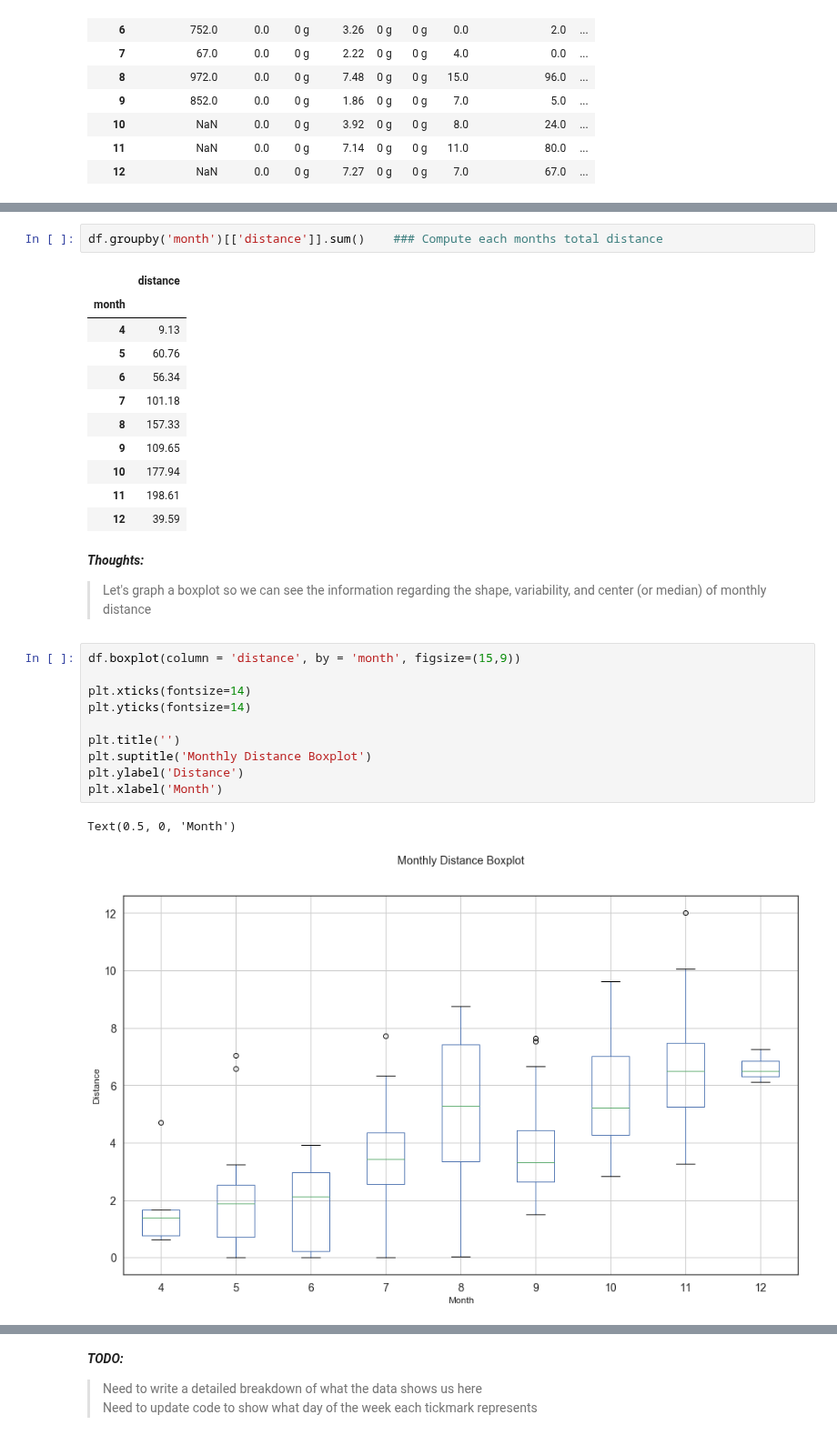
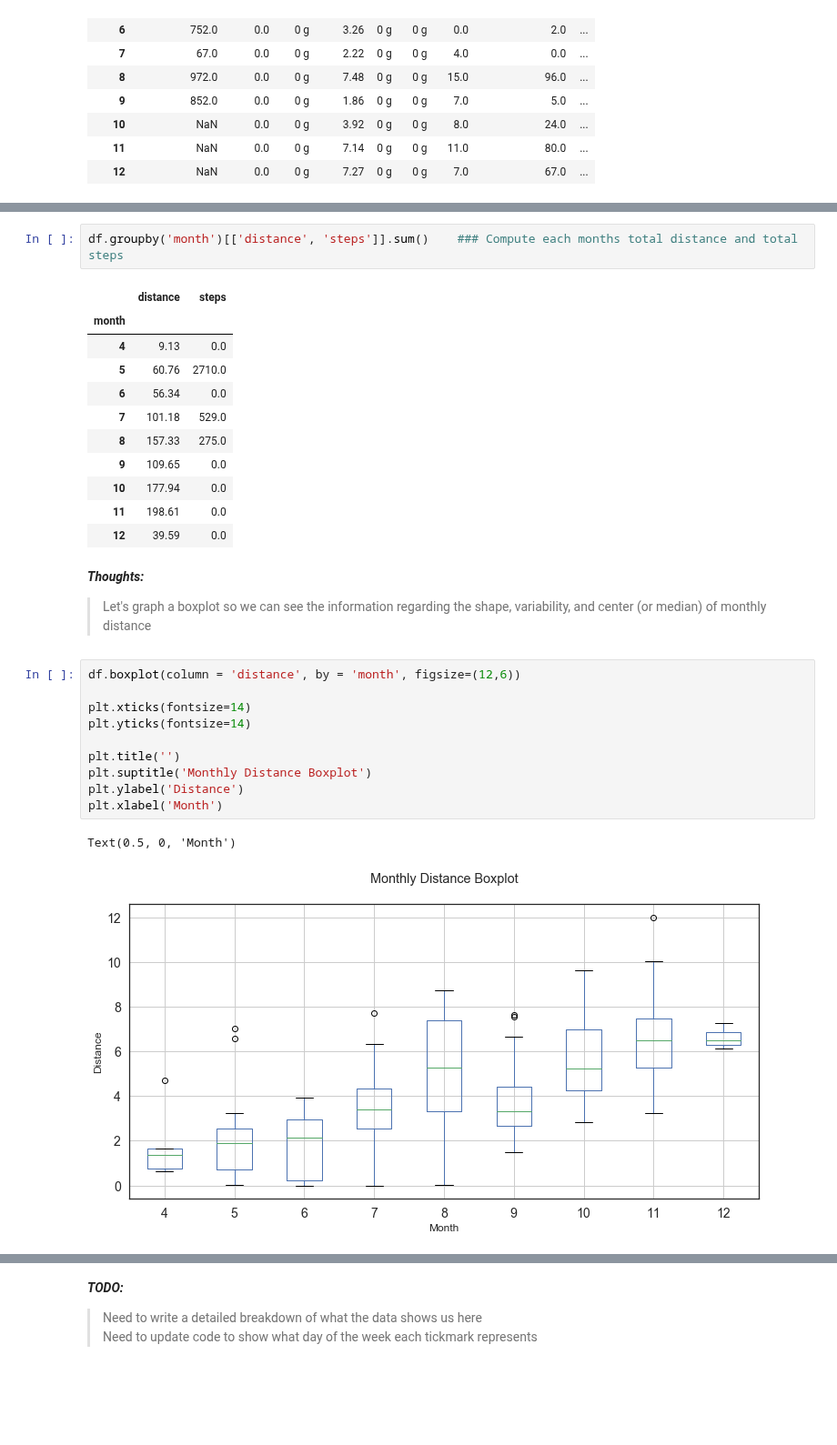
Before and after one commit to time-series-101-eric-norrick/tsa-fitbit, a Jupyter notebook: TimeSeries_Project.ipynb, the cells around one changed output, grey strips where cells are left out. Shown at 91% size. Drawn from its saved outputs; the diff is of its cells as text; blank space fills up the shorter version.

```diff
--- a/TimeSeries_Project.ipynb
+++ b/TimeSeries_Project.ipynb
@@ -298,30 +299,30 @@ df.groupby('month').first()    ### Compute first of group values
 # %%
-df.groupby('month')[['distance']].sum()    ### Compute each months total distance
+df.groupby('month')[['distance', 'steps']].sum()    ### Compute each months total distance and total steps
 # %% [output]
-|  | distance |
-| month |  |
-| 4 | 9.13 |
-| 5 | 60.76 |
-| 6 | 56.34 |
-| 7 | 101.18 |
-| 8 | 157.33 |
-| 9 | 109.65 |
-| 10 | 177.94 |
-| 11 | 198.61 |
-| 12 | 39.59 |
+|  | distance | steps |
+| month |  |  |
+| 4 | 9.13 | 0.0 |
+| 5 | 60.76 | 2710.0 |
+| 6 | 56.34 | 0.0 |
+| 7 | 101.18 | 529.0 |
+| 8 | 157.33 | 275.0 |
+| 9 | 109.65 | 0.0 |
+| 10 | 177.94 | 0.0 |
+| 11 | 198.61 | 0.0 |
+| 12 | 39.59 | 0.0 |
 # %% [markdown]
 **_Thoughts:_**
 > Let's graph a boxplot so we can see the information regarding the shape, variability, and center (or median) of monthly distance
 # %%
-df.boxplot(column = 'distance', by = 'month', figsize=(15,9))
+df.boxplot(column = 'distance', by = 'month', figsize=(12,6))
 
 plt.xticks(fontsize=14)
 plt.yticks(fontsize=14)
 
 plt.title('')
 plt.suptitle('Monthly Distance Boxplot')
 plt.ylabel('Distance')
 plt.xlabel('Month')
 # %% [output]
 Text(0.5, 0, 'Month')
-[figure, old version]
+[figure, new version]
```
Also changed, not shown: parts of 14 cells of this notebook.
